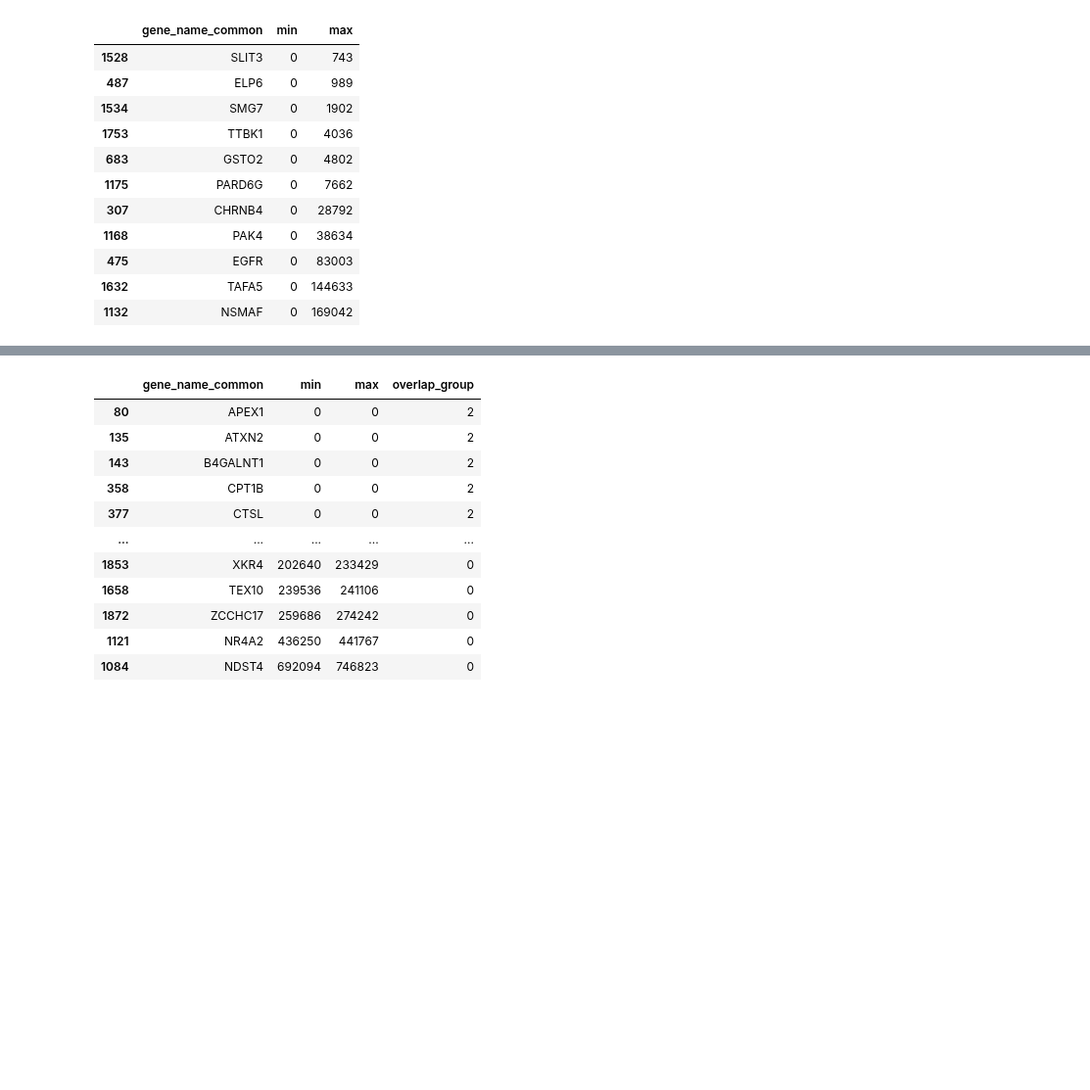
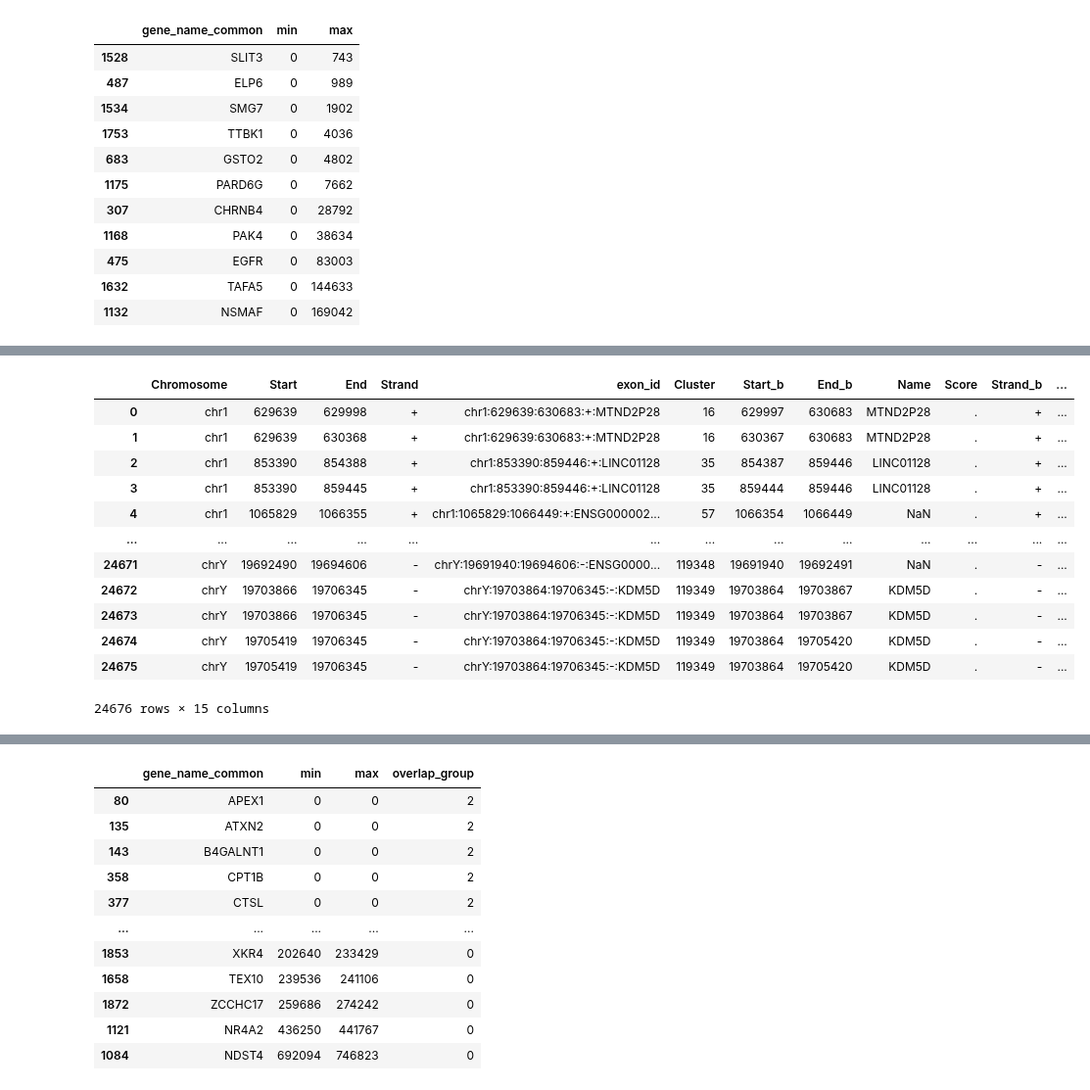
Before and after one commit to frattalab/tdp43-apa, a Jupyter notebook: slamseq/zeng_to_regions.ipynb, the cells around one changed output, grey strips where cells are left out. Shown at 98% size. Drawn from its saved outputs; the diff is of its cells as text; code cells hidden in the pictures; blank space fills up the shorter version.

```diff
--- a/slamseq/zeng_to_regions.ipynb
+++ b/slamseq/zeng_to_regions.ipynb
@@ -726,0 +854,26 @@ dist_min_max[dist_min_max.gene_name_common.isin(zeng_int_unaccounted)]
+# %%
+from helpers import add_region_number
+# Need to annotate proximal/distal PAS
+# Will do so by sorting according to position, then assigning 1..n number according to order within gene (strand-aware)
+pas_le_3utr_upd = add_region_number(pas_le_3utr_upd.assign("Feature", lambda df: pd.Series(["exon"]*len(df), index=df.index)),
+                  id_col="gene_name_common",
+                  feature_key="exon",
+                  out_col="pas_number",
+                  sort_col="End"
+                  )
+
+pas_le_3utr_upd
+# %% [output]
+|  | Chromosome | Start | End | Strand | exon_id | Cluster | Start_b | End_b | Name | Score | Strand_b | ... |
+| 0 | chr1 | 629639 | 629998 | + | chr1:629639:630683:+:MTND2P28 | 16 | 629997 | 630683 | MTND2P28 | . | + | ... |
+| 1 | chr1 | 629639 | 630368 | + | chr1:629639:630683:+:MTND2P28 | 16 | 630367 | 630683 | MTND2P28 | . | + | ... |
+| 2 | chr1 | 853390 | 854388 | + | chr1:853390:859446:+:LINC01128 | 35 | 854387 | 859446 | LINC01128 | . | + | ... |
+| 3 | chr1 | 853390 | 859445 | + | chr1:853390:859446:+:LINC01128 | 35 | 859444 | 859446 | LINC01128 | . | + | ... |
+| 4 | chr1 | 1065829 | 1066355 | + | chr1:1065829:1066449:+:ENSG000002... | 57 | 1066354 | 1066449 | NaN | . | + | ... |
+| ... | ... | ... | ... | ... | ... | ... | ... | ... | ... | ... | ... | ... |
+| 24671 | chrY | 19692490 | 19694606 | - | chrY:19691940:19694606:-:ENSG0000... | 119348 | 19691940 | 19692491 | NaN | . | - | ... |
+| 24672 | chrY | 19703866 | 19706345 | - | chrY:19703864:19706345:-:KDM5D | 119349 | 19703864 | 19703867 | KDM5D | . | - | ... |
+| 24673 | chrY | 19703866 | 19706345 | - | chrY:19703864:19706345:-:KDM5D | 119349 | 19703864 | 19703867 | KDM5D | . | - | ... |
+| 24674 | chrY | 19705419 | 19706345 | - | chrY:19703864:19706345:-:KDM5D | 119349 | 19703864 | 19705420 | KDM5D | . | - | ... |
+| 24675 | chrY | 19705419 | 19706345 | - | chrY:19703864:19706345:-:KDM5D | 119349 | 19703864 | 19705420 | KDM5D | . | - | ... |
+24676 rows × 15 columns
```
Also changed, not shown: parts of 17 cells of this notebook, 1 other file.
